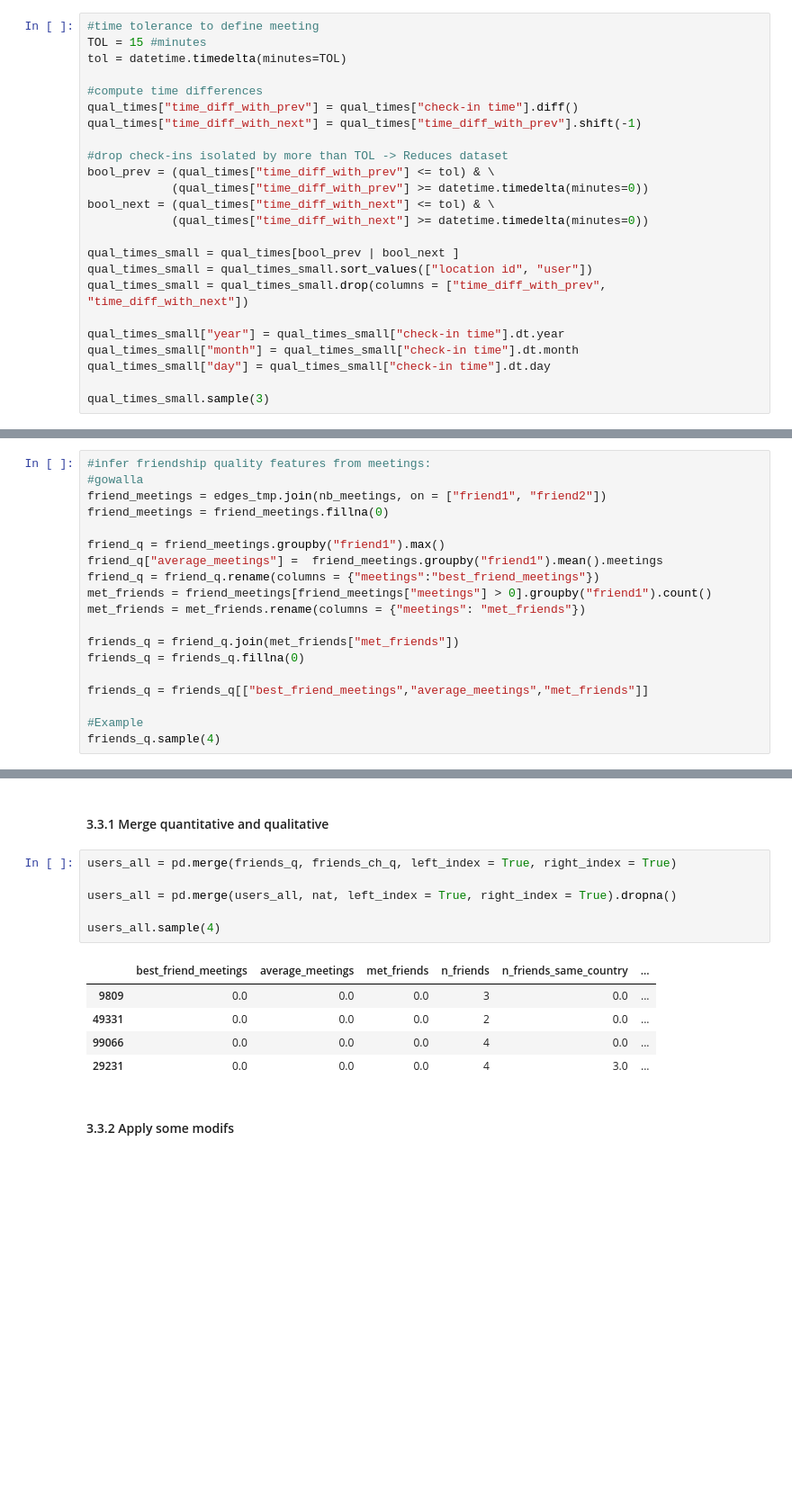
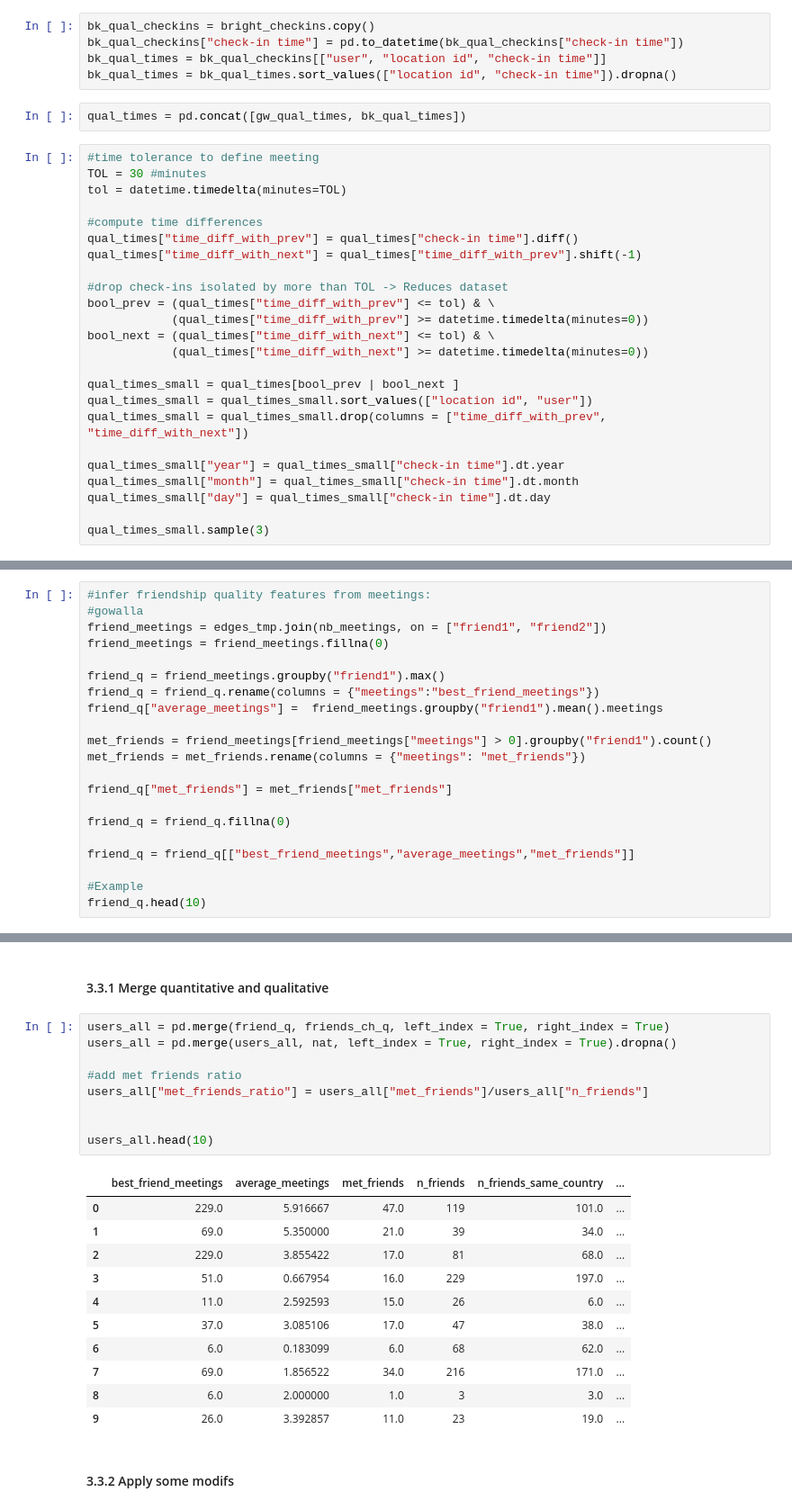
Before and after one commit to asreva/ada-2020-project-milestone-p3-p3_ada-dream-team, a Jupyter notebook: friendship_and_home_position.ipynb, the cells around one changed output, grey strips where cells are left out. Shown at 90% size. Saved outputs shown, nothing was run; the diff lists cells and outputs as text; blank space fills up the shorter version.

```diff
--- a/friendship_and_home_position.ipynb
+++ b/friendship_and_home_position.ipynb
@@ -821,6 +820,13 @@ qual_checkins
+# %%
+bk_qual_checkins = bright_checkins.copy()
+bk_qual_checkins["check-in time"] = pd.to_datetime(bk_qual_checkins["check-in time"])
+bk_qual_times = bk_qual_checkins[["user", "location id", "check-in time"]]
+bk_qual_times = bk_qual_times.sort_values(["location id", "check-in time"]).dropna()
+# %%
+qual_times = pd.concat([gw_qual_times, bk_qual_times])
 # %%
 #time tolerance to define meeting
-TOL = 15 #minutes
+TOL = 30 #minutes
 tol = datetime.timedelta(minutes=TOL)
 
 #compute time differences
@@ -899,18 +905,20 @@ friend_meetings = edges_tmp.join(nb_meetings, on = ["friend1", "friend2"])
 friend_meetings = friend_meetings.fillna(0)
 
 friend_q = friend_meetings.groupby("friend1").max()
+friend_q = friend_q.rename(columns = {"meetings":"best_friend_meetings"})
 friend_q["average_meetings"] =  friend_meetings.groupby("friend1").mean().meetings
-friend_q = friend_q.rename(columns = {"meetings":"best_friend_meetings"})
+
 met_friends = friend_meetings[friend_meetings["meetings"] > 0].groupby("friend1").count()
 met_friends = met_friends.rename(columns = {"meetings": "met_friends"})
 
-friends_q = friend_q.join(met_friends["met_friends"])
-friends_q = friends_q.fillna(0)
+friend_q["met_friends"] = met_friends["met_friends"]
 
-friends_q = friends_q[["best_friend_meetings","average_meetings","met_friends"]]
+friend_q = friend_q.fillna(0)
+
+friend_q = friend_q[["best_friend_meetings","average_meetings","met_friends"]]
 
 #Example
-friends_q.sample(4)
+friend_q.head(10)
 # %% [output]
 |  | best_friend_meetings | average_meetings | met_friends |
 | friend1 |  |  |  |
@@ -923,17 +937,26 @@ friends_q.sample(4)
 # %% [markdown]
 #### 3.3.1 Merge quantitative and qualitative
 # %%
-users_all = pd.merge(friends_q, friends_ch_q, left_index = True, right_index = True)
-
+users_all = pd.merge(friend_q, friends_ch_q, left_index = True, right_index = True)
 users_all = pd.merge(users_all, nat, left_index = True, right_index = True).dropna()
 
-users_all.sample(4)
+#add met friends ratio
+users_all["met_friends_ratio"] = users_all["met_friends"]/users_all["n_friends"]
+
+
+users_all.head(10)
 # %% [output]
 |  | best_friend_meetings | average_meetings | met_friends | n_friends | n_friends_same_country | ... |
-| 9809 | 0.0 | 0.0 | 0.0 | 3 | 0.0 | ... |
-| 49331 | 0.0 | 0.0 | 0.0 | 2 | 0.0 | ... |
-| 99066 | 0.0 | 0.0 | 0.0 | 4 | 0.0 | ... |
-| 29231 | 0.0 | 0.0 | 0.0 | 4 | 3.0 | ... |
+| 0 | 229.0 | 5.916667 | 47.0 | 119 | 101.0 | ... |
+| 1 | 69.0 | 5.350000 | 21.0 | 39 | 34.0 | ... |
+| 2 | 229.0 | 3.855422 | 17.0 | 81 | 68.0 | ... |
+| 3 | 51.0 | 0.667954 | 16.0 | 229 | 197.0 | ... |
+| 4 | 11.0 | 2.592593 | 15.0 | 26 | 6.0 | ... |
+| 5 | 37.0 | 3.085106 | 17.0 | 47 | 38.0 | ... |
+| 6 | 6.0 | 0.183099 | 6.0 | 68 | 62.0 | ... |
+| 7 | 69.0 | 1.856522 | 34.0 | 216 | 171.0 | ... |
+| 8 | 6.0 | 2.000000 | 1.0 | 3 | 3.0 | ... |
+| 9 | 26.0 | 3.392857 | 11.0 | 23 | 19.0 | ... |
 # %% [markdown]
 #### 3.3.2 Apply some modifs
 # %%
```
Also changed, not shown: parts of 58 cells of this notebook.
